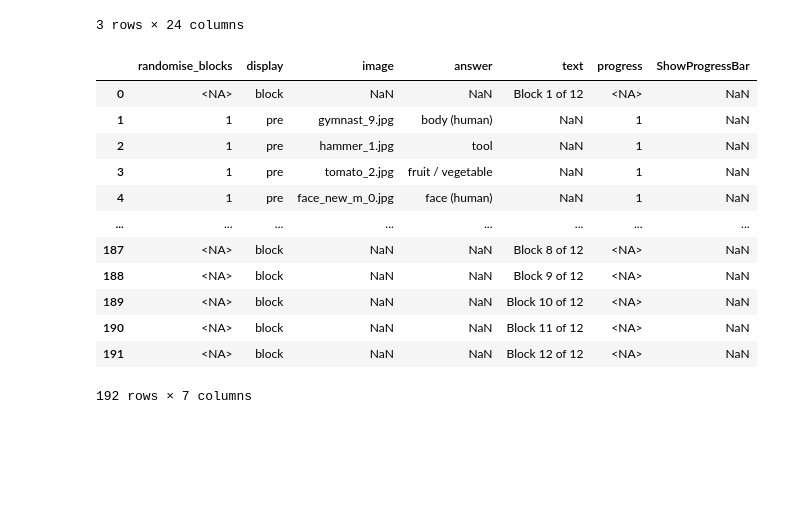
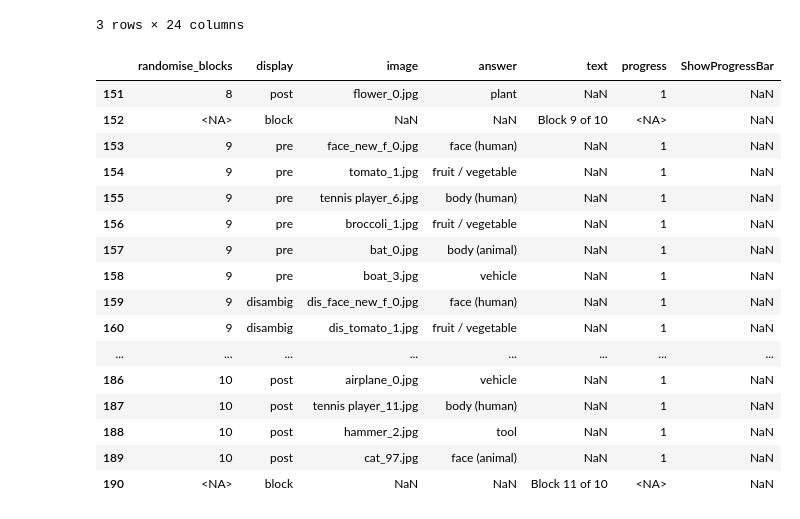
Before and after one commit to marek1n/mooney-pilot, a Jupyter notebook: utils/stimulus_spreadsheets.ipynb, the cells around one changed output. Cells and saved outputs as stored; diff of their text form; code cells hidden in the pictures; blank space fills up the shorter version.

```diff
--- a/utils/stimulus_spreadsheets.ipynb
+++ b/utils/stimulus_spreadsheets.ipynb
@@ -302,29 +275,34 @@ def create_stim_spreadsheet(blocks: list[list[str]]) -> pd.DataFrame:
     df = pd.DataFrame(chain(*blocks), columns=['image', 'answer'])
 
     # f = lambda l, r, t: np.tile(np.repeat(np.array(np.arange(1, l)), r), t)
-    display = pd.Series(['pre', 'disambig', 'post']).repeat(10).reset_index(drop=True)
-    randomise_trials = pd.Series(range(1,37)).repeat(10).reset_index(drop=True)
-    randomise_blocks = pd.Series(range(1,13)).repeat(30).reset_index(drop=True)
-    display_col = pd.concat([display] * 12).reset_index(drop=True)
-    randomise_trials_col = pd.concat([randomise_trials] * 12).reset_index(drop=True)
+    display = pd.Series(['pre', 'disambig', 'post']).repeat(6).reset_index(drop=True)
+    # randomise_trials = pd.Series(range(1,37)).repeat(10).reset_index(drop=True)
+    randomise_blocks = pd.Series(range(1,11)).repeat(18).reset_index(drop=True)
+    display_col = pd.concat([display] * 10).reset_index(drop=True)
+    # randomise_trials_col = pd.concat([randomise_trials] * 12).reset_index(drop=True)
 
     df['display'] = display_col
     df['progress'] = 1
-    df['randomise_trials'] = randomise_trials_col
+    # df['randomise_trials'] = randomise_trials_col
     df['randomise_blocks'] = randomise_blocks
     df['ShowProgressBar'] = np.nan
-    df.astype({'randomise_blocks': 'int32', 'randomise_trials': 'int32', 'progress': 'int32'})
+    # df.astype({'randomise_blocks': 'int32', 'randomise_trials': 'int32', 'progress': 'int32'})
 
     # add block separators
-    idxs = np.arange(-0.5, 330, 30)
+    idxs = np.arange(-0.5, 180, 18)
 
     for i, idx in enumerate(idxs):
         df.loc[idx, 'display'] = 'block'
-        df.loc[idx, 'text'] = f'Block {i+1} of 12'
+        df.loc[idx, 'text'] = f'Block {i+1} of 10'
     df = (df
           .sort_index()
           .reset_index(drop=True)
-          .astype({'randomise_blocks': 'Int64', 'randomise_trials': 'Int64', 'progress': 'Int64'})
+          .astype(
+        {
+                'randomise_blocks': 'Int64',
+                # 'randomise_trials': 'Int64',
+                'progress': 'Int64'
+        })
         )
 
     return df[['randomise_blocks', 'display', 'image',
@@ -339,21 +317,25 @@ spreadsheets = [create_stim_spreadsheet(blocks) for blocks in blocks_long]
 # for i, sheet in enumerate(spreadsheets):
 #     sheet.to_csv(f'spreadsheet{i+1}.csv', index=False)
 # %%
-spreadsheets[0]
+spreadsheets[0].tail(40)
 # %% [output]
 |  | randomise_blocks | display | image | answer | text | progress | ShowProgressBar |
-| 0 | <NA> | block | NaN | NaN | Block 1 of 12 | <NA> | NaN |
-| 1 | 1 | pre | gymnast_9.jpg | body (human) | NaN | 1 | NaN |
-| 2 | 1 | pre | hammer_1.jpg | tool | NaN | 1 | NaN |
-| 3 | 1 | pre | tomato_2.jpg | fruit / vegetable | NaN | 1 | NaN |
-| 4 | 1 | pre | face_new_m_0.jpg | face (human) | NaN | 1 | NaN |
+| 151 | 8 | post | flower_0.jpg | plant | NaN | 1 | NaN |
+| 152 | <NA> | block | NaN | NaN | Block 9 of 10 | <NA> | NaN |
+| 153 | 9 | pre | face_new_f_0.jpg | face (human) | NaN | 1 | NaN |
+| 154 | 9 | pre | tomato_1.jpg | fruit / vegetable | NaN | 1 | NaN |
+| 155 | 9 | pre | tennis player_6.jpg | body (human) | NaN | 1 | NaN |
+| 156 | 9 | pre | broccoli_1.jpg | fruit / vegetable | NaN | 1 | NaN |
+| 157 | 9 | pre | bat_0.jpg | body (animal) | NaN | 1 | NaN |
+| 158 | 9 | pre | boat_3.jpg | vehicle | NaN | 1 | NaN |
+| 159 | 9 | disambig | dis_face_new_f_0.jpg | face (human) | NaN | 1 | NaN |
+| 160 | 9 | disambig | dis_tomato_1.jpg | fruit / vegetable | NaN | 1 | NaN |
 | ... | ... | ... | ... | ... | ... | ... | ... |
-| 187 | <NA> | block | NaN | NaN | Block 8 of 12 | <NA> | NaN |
-| 188 | <NA> | block | NaN | NaN | Block 9 of 12 | <NA> | NaN |
-| 189 | <NA> | block | NaN | NaN | Block 10 of 12 | <NA> | NaN |
-| 190 | <NA> | block | NaN | NaN | Block 11 of 12 | <NA> | NaN |
-| 191 | <NA> | block | NaN | NaN | Block 12 of 12 | <NA> | NaN |
+| 186 | 10 | post | airplane_0.jpg | vehicle | NaN | 1 | NaN |
+| 187 | 10 | post | tennis player_11.jpg | body (human) | NaN | 1 | NaN |
+| 188 | 10 | post | hammer_2.jpg | tool | NaN | 1 | NaN |
+| 189 | 10 | post | cat_97.jpg | face (animal) | NaN | 1 | NaN |
+| 190 | <NA> | block | NaN | NaN | Block 11 of 10 | <NA> | NaN |
-192 rows × 7 columns
 # %%
 f = lambda x: x if x[:3] != 'dis' else x[4:]
 
```
Also changed, not shown: parts of 3 cells of this notebook.
